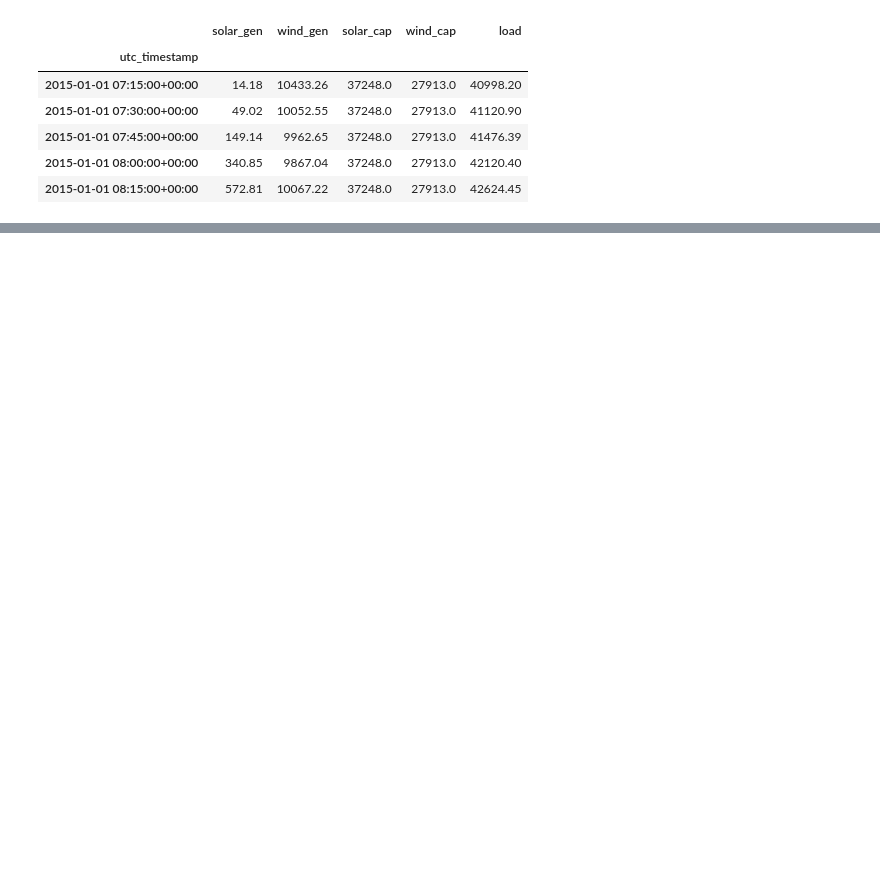
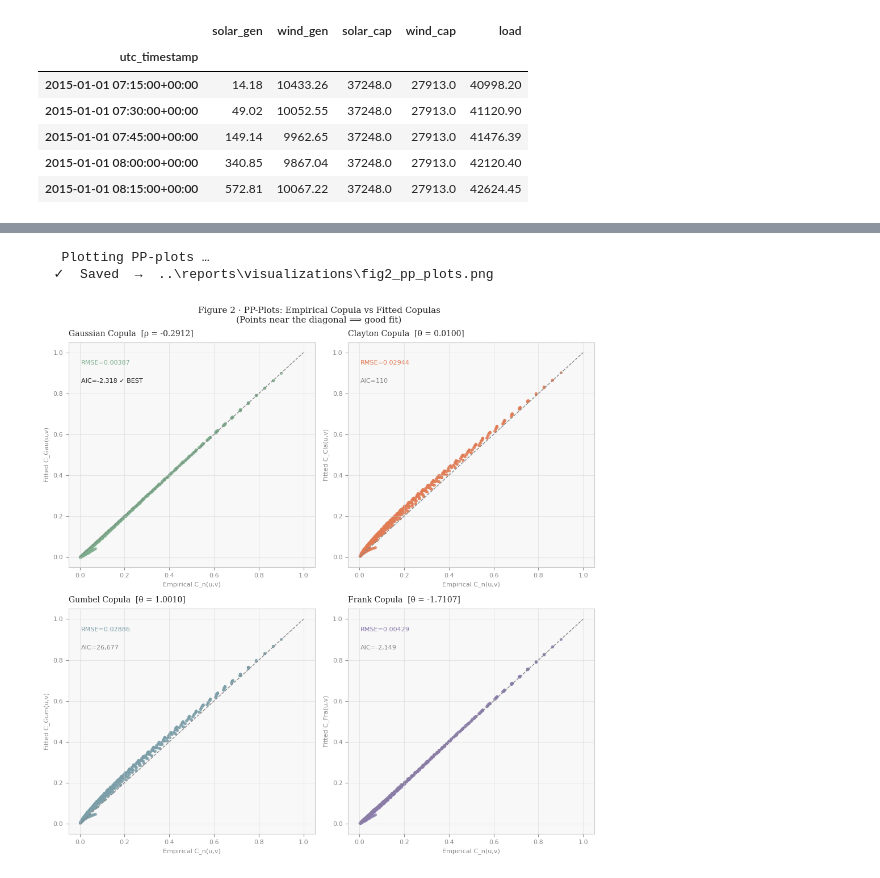
Before and after one commit to Matshiselan/Renewable-Generation-Dynamics-and-Grid-Balancing-in-Germany-2014-2020-, a Jupyter notebook: py-german-electricity/notebooks/battery_storage_sizing.ipynb, the cells around one changed output, grey strips where cells are left out. Saved outputs shown, nothing was run; the diff lists cells and outputs as text; code cells hidden in the pictures; blank space fills up the shorter version.

```diff
--- a/py-german-electricity/notebooks/battery_storage_sizing.ipynb
+++ b/py-german-electricity/notebooks/battery_storage_sizing.ipynb
@@ -381,0 +435,50 @@ print(f"     Interpretation: P(Wind≈0 | Solar≈0) → {tail_dep['Clayton']['
+# %%
+# ── 4b  COPULA CDF PP-PLOT ───────────────────────────────────────────────────
+print("   Plotting PP-plots …")
+grid_pts = 25
+ug = np.linspace(0.05, 0.95, grid_pts)
+vg = np.linspace(0.05, 0.95, grid_pts)
+UG, VG = np.meshgrid(ug, vg)
+uf = UG.ravel(); vf = VG.ravel()
+
+emp_vals = empirical_copula(uf, vf, U, V)
+
+fitted_cdfs = {
+    "Gaussian": gaussian_copula_cdf(uf, vf, rho_gauss),
+    "Clayton":  clayton_copula_cdf(uf, vf, theta_clayton),
+    "Gumbel":   gumbel_copula_cdf(uf, vf, theta_gumbel),
+    "Frank":    frank_copula_cdf(uf, vf, theta_frank),
+}
+
+fig, axes = plt.subplots(2, 2, figsize=(10, 10))
+fig.patch.set_facecolor(BG)
+fig.suptitle("Figure 2 · PP-Plots: Empirical Copula vs Fitted Copulas\n"
+             "(Points near the diagonal ⟹ good fit)",
+             color=TEXT, fontsize=11, fontfamily="DejaVu Serif")
+
+for ax, (name, fitted) in zip(axes.ravel(), fitted_cdfs.items()):
+    style_ax(ax, f"{name} Copula  [{results[name]['label']}]",
+             "Empirical C_n(u,v)", f"Fitted C_{name[:3]}(u,v)")
+    col = COPULA_COLORS[name]
+    ax.scatter(emp_vals, fitted, s=8, alpha=0.6, color=col)
+    lims = [0, 1]
+    ax.plot(lims, lims, color=MUTED, linewidth=1, linestyle="--", zorder=5)
+
+    # RMSE annotation
+    rmse = np.sqrt(np.mean((emp_vals - fitted)**2))
+    ax.text(0.05, 0.90, f"RMSE={rmse:.5f}", transform=ax.transAxes,
+            color=col, fontsize=8)
+
+    # AIC label
+    aic_label = f"AIC={results[name]['AIC']:,.0f}"
+    marker = " ✓ BEST" if name == best_copula else ""
+    ax.text(0.05, 0.82, aic_label + marker, transform=ax.transAxes,
+            color=TEXT if marker else MUTED, fontsize=8)
+
+plt.tight_layout()
+savefig(fig, "fig2_pp_plots.png")
+fig
+# %% [output]
+   Plotting PP-plots …
+  ✓  Saved  →  ..\reports\visualizations\fig2_pp_plots.png
+[figure, added]
```
Also changed, not shown: parts of 12 cells of this notebook, 5 other files.
